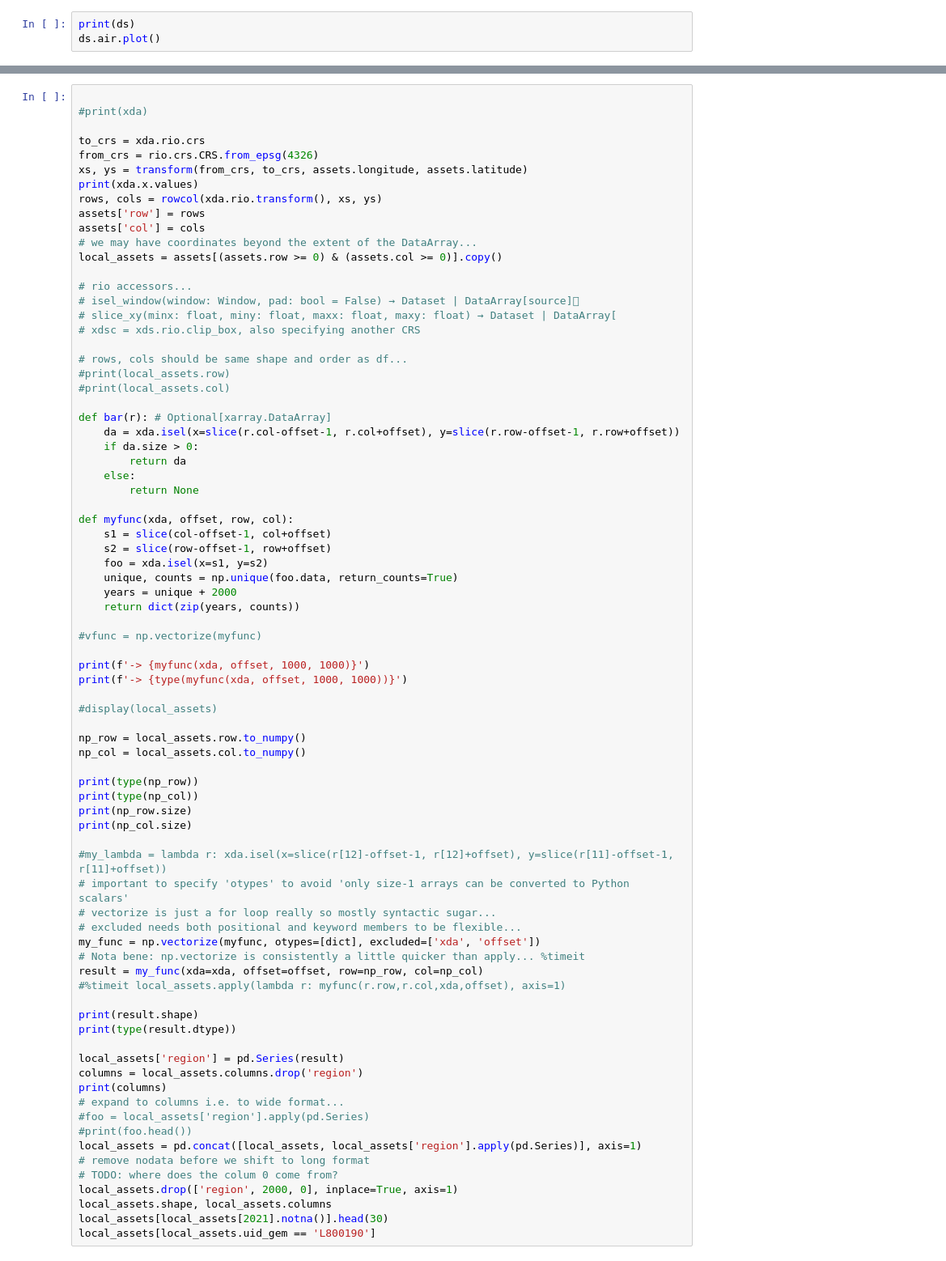
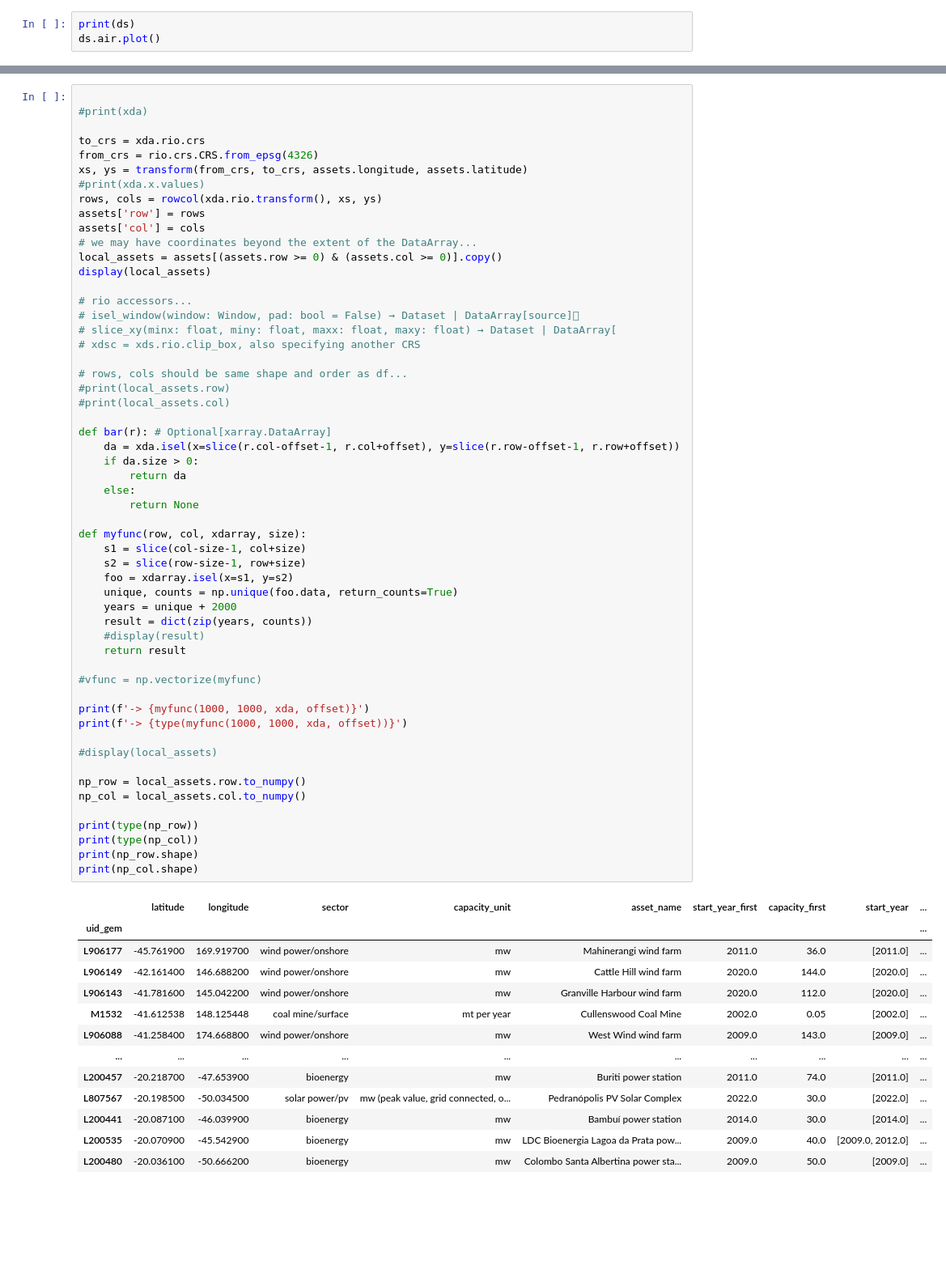
Before and after one commit to wuntunsun/eudr-exposure, a Jupyter notebook: geotiff-sample.ipynb, the cells around one changed output, grey strips where cells are left out. Shown: that part at 81% size. Drawn from its saved outputs; the diff is of its cells as text; blank space fills up the shorter version.

```diff
--- a/geotiff-sample.ipynb
+++ b/geotiff-sample.ipynb
@@ -185,75 +185,65 @@ xda = rx.open_rasterio('data/Hansen_GFC-2022-v1.10_lossyear_20S_060W.tif').squee
 to_crs = xda.rio.crs
 from_crs = rio.crs.CRS.from_epsg(4326)
 xs, ys = transform(from_crs, to_crs, assets.longitude, assets.latitude)
-print(xda.x.values)
+#print(xda.x.values)
 rows, cols = rowcol(xda.rio.transform(), xs, ys)
 assets['row'] = rows
 assets['col'] = cols
 # we may have coordinates beyond the extent of the DataArray...
 local_assets = assets[(assets.row >= 0) & (assets.col >= 0)].copy()
+display(local_assets)
 
 # rio accessors...
 # isel_window(window: Window, pad: bool = False) → Dataset | DataArray[source]
 # slice_xy(minx: float, miny: float, maxx: float, maxy: float) → Dataset | DataArray[
 # xdsc = xds.rio.clip_box, also specifying another CRS
 
 # rows, cols should be same shape and order as df...
 #print(local_assets.row)
 #print(local_assets.col)
 
 def bar(r): # Optional[xarray.DataArray]
     da = xda.isel(x=slice(r.col-offset-1, r.col+offset), y=slice(r.row-offset-1, r.row+offset))
     if da.size > 0:
         return da
     else:
         return None
 
-def myfunc(xda, offset, row, col):
-    s1 = slice(col-offset-1, col+offset)
-    s2 = slice(row-offset-1, row+offset)
-    foo = xda.isel(x=s1, y=s2)
+def myfunc(row, col, xdarray, size):
+    s1 = slice(col-size-1, col+size)
+    s2 = slice(row-size-1, row+size)
+    foo = xdarray.isel(x=s1, y=s2)
     unique, counts = np.unique(foo.data, return_counts=True)
     years = unique + 2000
-    return dict(zip(years, counts))
+    result = dict(zip(years, counts))
+    #display(result)
+    return result
 
 #vfunc = np.vectorize(myfunc)
 
-print(f'-> {myfunc(xda, offset, 1000, 1000)}')
-print(f'-> {type(myfunc(xda, offset, 1000, 1000))}')
+print(f'-> {myfunc(1000, 1000, xda, offset)}')
+print(f'-> {type(myfunc(1000, 1000, xda, offset))}')
 
 #display(local_assets)
 
 np_row = local_assets.row.to_numpy()
 np_col = local_assets.col.to_numpy()
 
 print(type(np_row))
 print(type(np_col))
-print(np_row.size)
-print(np_col.size)
-
-#my_lambda = lambda r: xda.isel(x=slice(r[12]-offset-1, r[12]+offset), y=slice(r[11]-offset-1, r[11]+offset))
-# important to specify 'otypes' to avoid 'only size-1 arrays can be converted to Python scalars'
-# vectorize is just a for loop really so mostly syntactic sugar...
-# excluded needs both positional and keyword members to be flexible...
-my_func = np.vectorize(myfunc, otypes=[dict], excluded=['xda', 'offset'])
-# Nota bene: np.vectorize is consistently a little quicker than apply... %timeit
-result = my_func(xda=xda, offset=offset, row=np_row, col=np_col)
-#%timeit local_assets.apply(lambda r: myfunc(r.row,r.col,xda,offset), axis=1)
-
-print(result.shape)
-print(type(result.dtype))
-
-local_assets['region'] = pd.Series(result)
-columns = local_assets.columns.drop('region')
-print(columns)
-# expand to columns i.e. to wide format...
-#foo = local_assets['region'].apply(pd.Series)
-#print(foo.head())
-local_assets = pd.concat([local_assets, local_assets['region'].apply(pd.Series)], axis=1)
-# remove nodata before we shift to long format
-# TODO: where does the colum 0 come from?
-local_assets.drop(['region', 2000, 0], inplace=True, axis=1)
-local_assets.shape, local_assets.columns
-local_assets[local_assets[2021].notna()].head(30)
-local_assets[local_assets.uid_gem == 'L800190']
+print(np_row.shape)
+print(np_col.shape)
 # %% [output]
+|  | latitude | longitude | sector | capacity_unit | asset_name | start_year_first | capacity_first | start_year | ... |
+| uid_gem |  |  |  |  |  |  |  |  | ... |
+| L906177 | -45.761900 | 169.919700 | wind power/onshore | mw | Mahinerangi wind farm | 2011.0 | 36.0 | [2011.0] | ... |
+| L906149 | -42.161400 | 146.688200 | wind power/onshore | mw | Cattle Hill wind farm | 2020.0 | 144.0 | [2020.0] | ... |
+| L906143 | -41.781600 | 145.042200 | wind power/onshore | mw | Granville Harbour wind farm | 2020.0 | 112.0 | [2020.0] | ... |
+| M1532 | -41.612538 | 148.125448 | coal mine/surface | mt per year | Cullenswood Coal Mine | 2002.0 | 0.05 | [2002.0] | ... |
+| L906088 | -41.258400 | 174.668800 | wind power/onshore | mw | West Wind wind farm | 2009.0 | 143.0 | [2009.0] | ... |
+| ... | ... | ... | ... | ... | ... | ... | ... | ... | ... |
+| L200457 | -20.218700 | -47.653900 | bioenergy | mw | Buriti power station | 2011.0 | 74.0 | [2011.0] | ... |
+| L807567 | -20.198500 | -50.034500 | solar power/pv | mw (peak value, grid connected, o... | Pedranópolis PV Solar Complex | 2022.0 | 30.0 | [2022.0] | ... |
+| L200441 | -20.087100 | -46.039900 | bioenergy | mw | Bambuí power station | 2014.0 | 30.0 | [2014.0] | ... |
+| L200535 | -20.070900 | -45.542900 | bioenergy | mw | LDC Bioenergia Lagoa da Prata pow... | 2009.0 | 40.0 | [2009.0, 2012.0] | ... |
+| L200480 | -20.036100 | -50.666200 | bioenergy | mw | Colombo Santa Albertina power sta... | 2009.0 | 50.0 | [2009.0] | ... |
```
Also changed, not shown: parts of 9 cells of this notebook, 1 other file.
